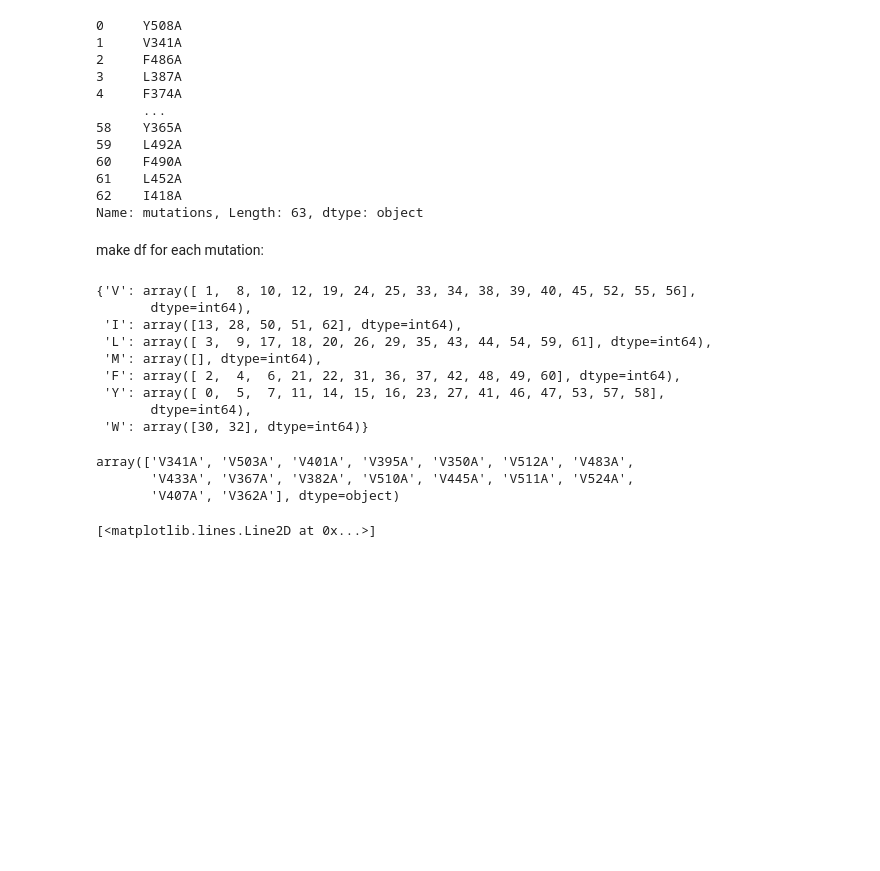
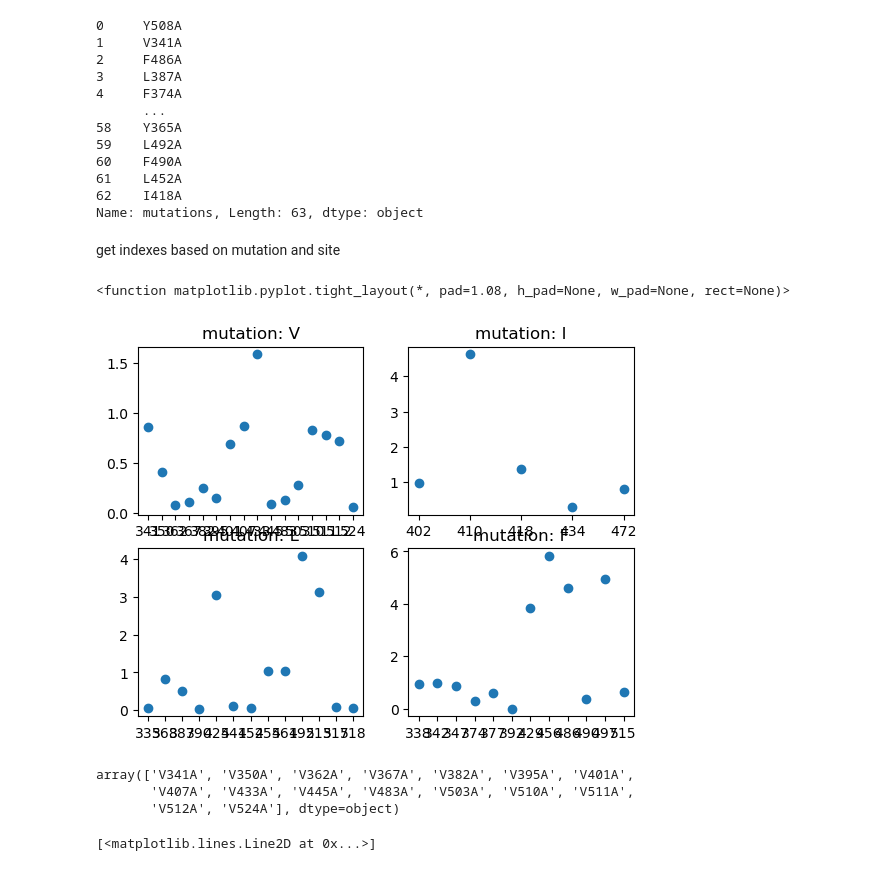
Before and after one commit to fergplace/amber_scripts, a Jupyter notebook: simple_amino_eval_pres.ipynb, the cells around one changed output. Saved outputs shown, nothing was run; the diff lists cells and outputs as text; code cells hidden in the pictures; blank space fills up the shorter version.

```diff
--- a/simple_amino_eval_pres.ipynb
+++ b/simple_amino_eval_pres.ipynb
@@ -183,33 +183,50 @@ num_muts
 61    L452A
 62    I418A
 Name: mutations, Length: 63, dtype: object
-# %% [markdown]
-make df for each mutation:
+# %% [markdown]
+get indexes based on mutation and site
 # %%
 simple_amino = ["V", "I", "L", "M", "F", "Y", "W"]
 sorted_dict = {}
 for letter_key in simple_amino :
+    #get index mutations starting with letter_key
     dftemp = df_num_data[ \
         df_num_data["mutations"].str.startswith(letter_key) ].iloc[:,0]
-    sorted_dict[letter_key] = dftemp.to_numpy()
+
+    #get mutations from the index
+    mut_names = exp_muts_np[idx][dftemp.to_numpy()]
+    #sort by binding site
+    site_values = np.array([site[1:-1] for site in mut_names])
+    idx_sort = site_values.argsort()
+
+    if len(dftemp.to_numpy()[idx_sort]):
+        sorted_dict[letter_key] = dftemp.to_numpy()[idx_sort], site_values[idx_sort]
 
 #sorted_dict
-# %% [output]
-{'V': array([ 1,  8, 10, 12, 19, 24, 25, 33, 34, 38, 39, 40, 45, 52, 55, 56],
-       dtype=int64),
- 'I': array([13, 28, 50, 51, 62], dtype=int64),
- 'L': array([ 3,  9, 17, 18, 20, 26, 29, 35, 43, 44, 54, 59, 61], dtype=int64),
- 'M': array([], dtype=int64),
- 'F': array([ 2,  4,  6, 21, 22, 31, 36, 37, 42, 48, 49, 60], dtype=int64),
- 'Y': array([ 0,  5,  7, 11, 14, 15, 16, 23, 27, 41, 46, 47, 53, 57, 58],
-       dtype=int64),
- 'W': array([30, 32], dtype=int64)}
+# %%
+plt.subplot(2,2,1)
+i = 1
+for mut_name in sorted_dict.keys():
+    #plt.figure()
+    plt.subplot(2,2,i)
+    mut_site_val =df_exp_data.iloc[idx]["bind_avg"].to_numpy()[sorted_dict[mut_name][0]]
+    site_error = np.abs(mut_site_val - num_66[sorted_dict[mut_name][0]] )
+    plt.scatter(sorted_dict[mut_name][1], site_error)
+    plt.title(f"mutation: {mut_name}")
+    #plt.xlabel("site")
+    i =i +1
+    if i >4:
+        break
+plt.tight_layout
+# %% [output]
+<function matplotlib.pyplot.tight_layout(*, pad=1.08, h_pad=None, w_pad=None, rect=None)>
+[figure, added]
 # %%
 exp_muts_np[idx][sorted_dict["V"]]
 # %% [output]
-array(['V341A', 'V503A', 'V401A', 'V395A', 'V350A', 'V512A', 'V483A',
-       'V433A', 'V367A', 'V382A', 'V510A', 'V445A', 'V511A', 'V524A',
-       'V407A', 'V362A'], dtype=object)
+array(['V341A', 'V350A', 'V362A', 'V367A', 'V382A', 'V395A', 'V401A',
+       'V407A', 'V433A', 'V445A', 'V483A', 'V503A', 'V510A', 'V511A',
+       'V512A', 'V524A'], dtype=object)
 # %%
 # V sites:
 v_site_exp =df_exp_data.iloc[idx]["bind_avg"].to_numpy()[sorted_dict["V"]]
```
Also changed, not shown: parts of 2 cells of this notebook.
